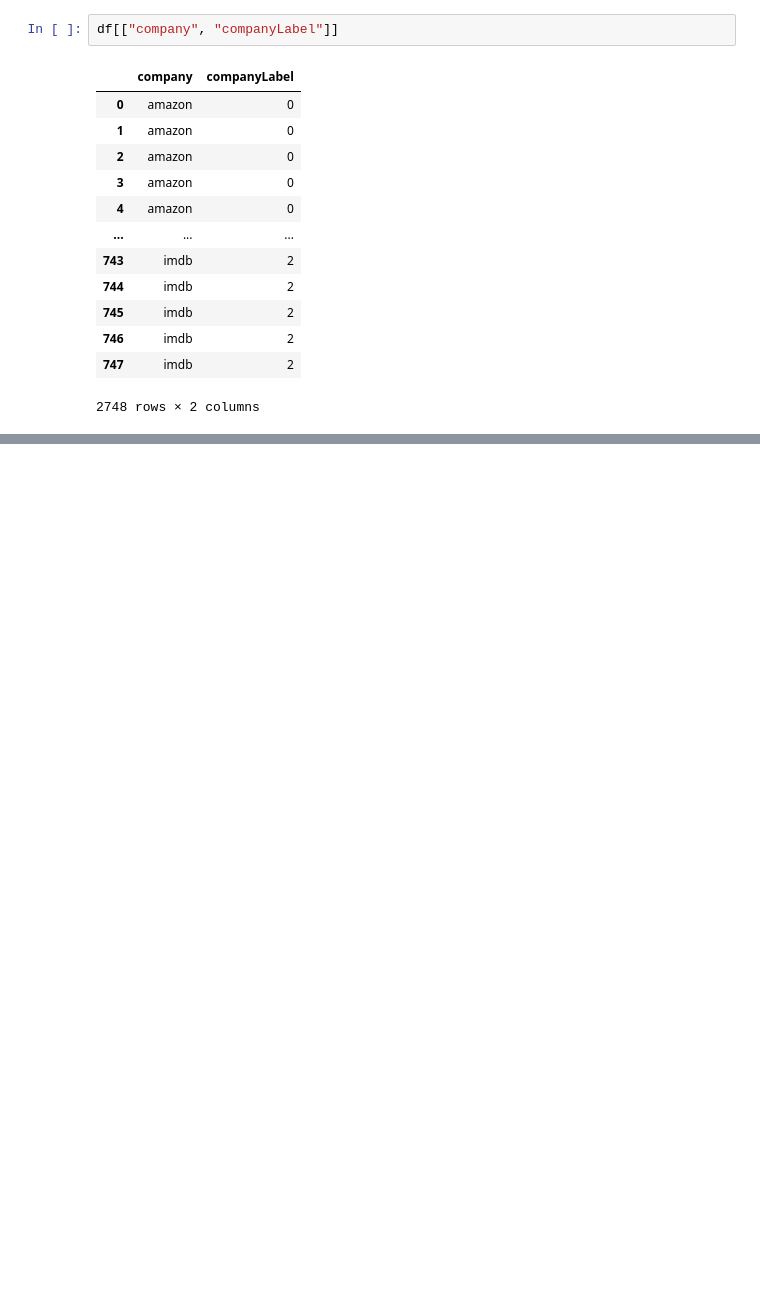
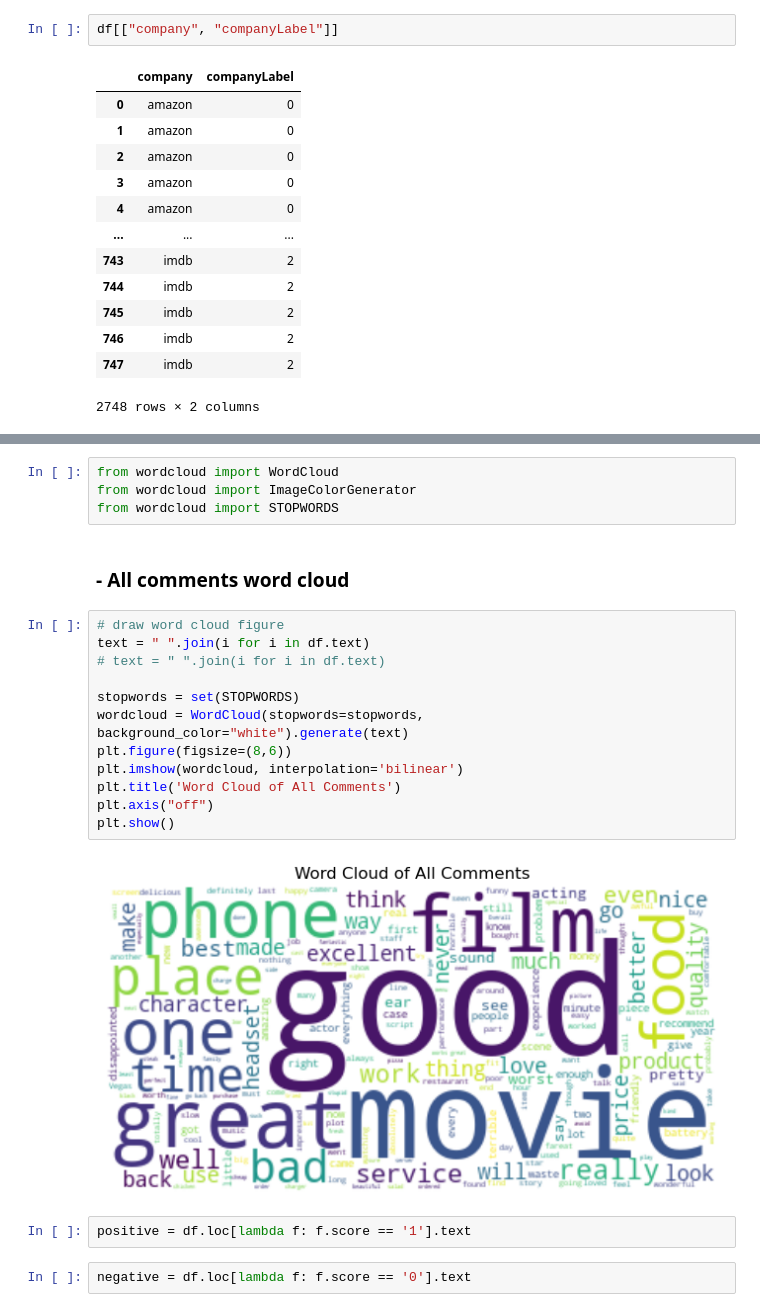
Before and after one commit to antinghsieh555/DM2022-Lab1-Homework, a Jupyter notebook: DM2022-Lab1-Homework_Part3Part4.ipynb, the cells around one changed output, grey strips where cells are left out. Drawn from its saved outputs; the diff is of its cells as text; blank space fills up the shorter version.

```diff
--- a/DM2022-Lab1-Homework_Part3Part4.ipynb
+++ b/DM2022-Lab1-Homework_Part3Part4.ipynb
@@ -179,0 +231,24 @@ df[["company", "companyLabel"]]
+# %%
+from wordcloud import WordCloud
+from wordcloud import ImageColorGenerator
+from wordcloud import STOPWORDS
+# %% [markdown]
+### - All comments word cloud
+# %%
+# draw word cloud figure
+text = " ".join(i for i in df.text)
+# text = " ".join(i for i in df.text)
+
+stopwords = set(STOPWORDS)
+wordcloud = WordCloud(stopwords=stopwords, background_color="white").generate(text)
+plt.figure(figsize=(8,6))
+plt.imshow(wordcloud, interpolation='bilinear')
+plt.title('Word Cloud of All Comments')
+plt.axis("off")
+plt.show()
+# %% [output]
+[figure, added]
+# %%
+positive = df.loc[lambda f: f.score == '1'].text
+# %%
+negative = df.loc[lambda f: f.score == '0'].text
```
Also changed, not shown: parts of 12 cells of this notebook.
